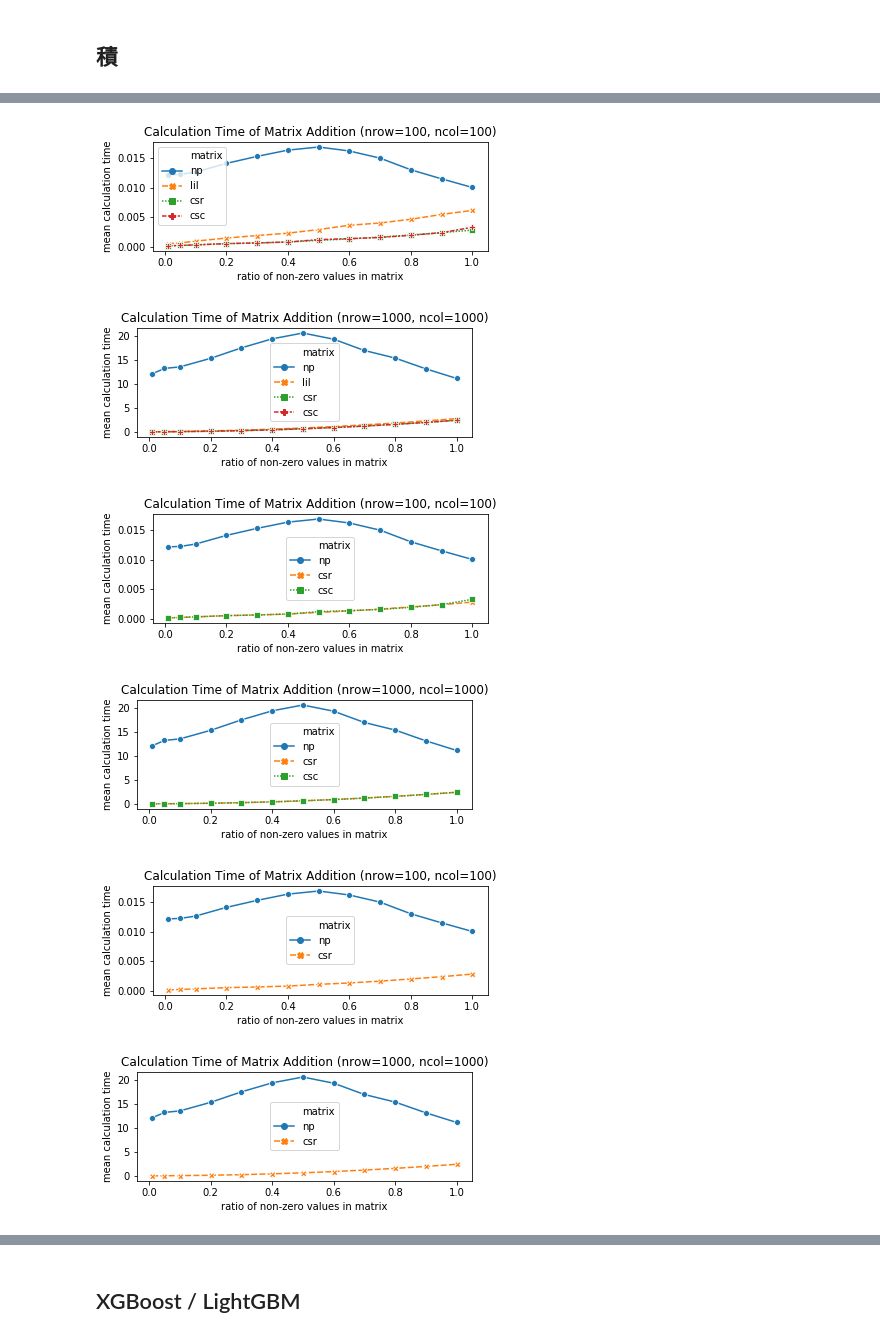
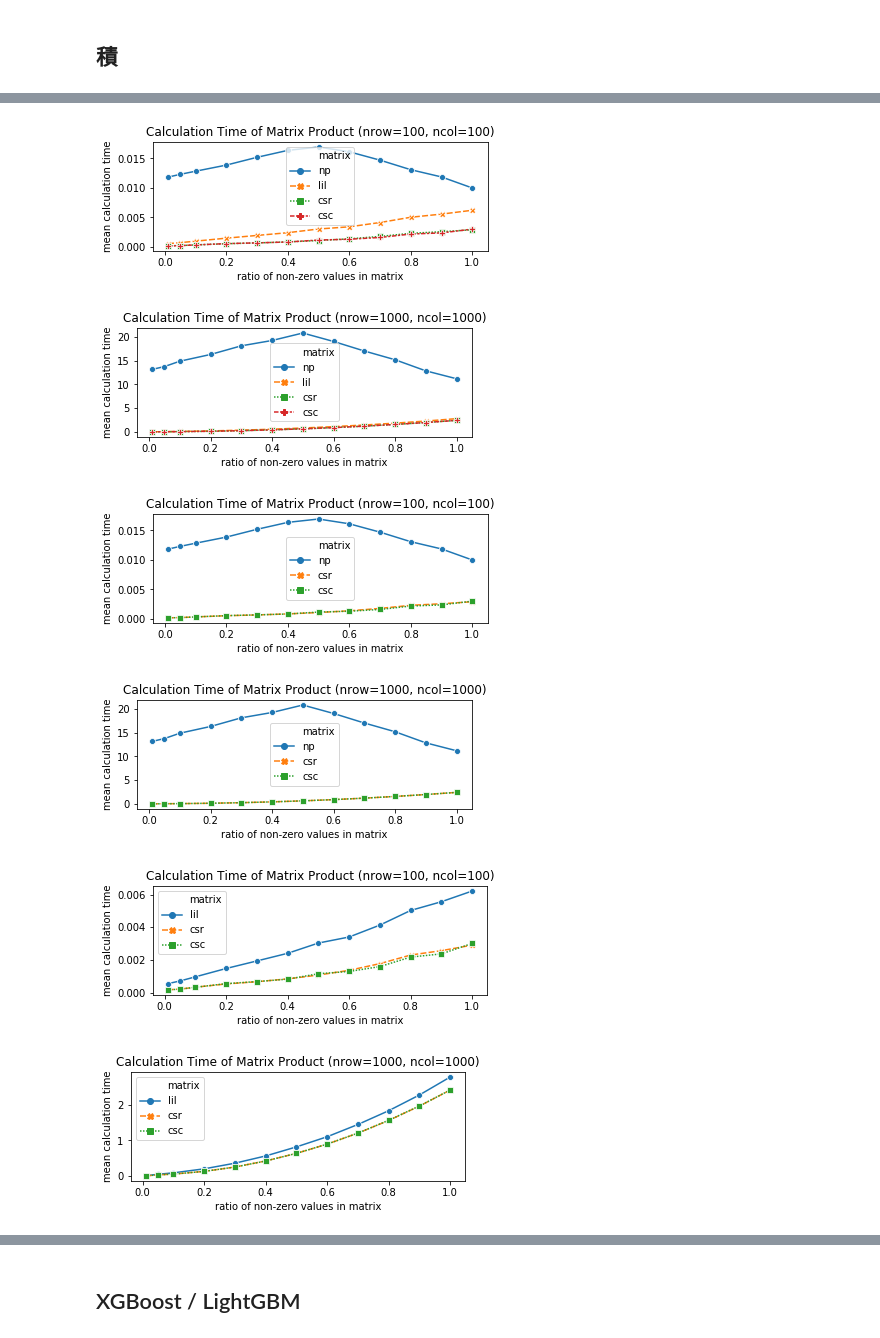
Before and after one commit to nigimitama/code-for-blog, a Jupyter notebook: sparse_performance.ipynb, the cells around one changed output, grey strips where cells are left out. Saved outputs shown, nothing was run; the diff lists cells and outputs as text; code cells hidden in the pictures.

```diff
--- a/sparse_performance.ipynb
+++ b/sparse_performance.ipynb
@@ -134,8 +135,8 @@ for nrow in results.nrow.unique():
 # %%
-# only np.array, csr
+# without np
 for nrow in results.nrow.unique():
         ncol = nrow
-        temp = results.query("matrix != 'lil' and matrix != 'csc'").query(f"nrow == {nrow} and ncol == {ncol}")
+        temp = results.query("matrix != 'np'").query(f"nrow == {nrow} and ncol == {ncol}")
         plt.figure(figsize=[6,2], dpi=72)
         sns.lineplot(x="p" , y="mean", hue="matrix", style="matrix", markers=True, data=temp)
         plt.title(f"Calculation Time of Matrix Addition (nrow={nrow}, ncol={ncol})")
@@ -148,0 +150,10 @@ for nrow in results.nrow.unique():
+# %%
+for nrow in results.nrow.unique():
+        ncol = nrow
+        temp = results.query("matrix in ['csr', 'csc']").query(f"nrow == {nrow} and ncol == {ncol}")
+        plt.figure(figsize=[6,2], dpi=72)
+        sns.lineplot(x="p" , y="mean", hue="matrix", style="matrix", markers=True, data=temp)
+        plt.title(f"Calculation Time of Matrix Addition (nrow={nrow}, ncol={ncol})")
+        plt.ylabel("mean calculation time")
+        plt.xlabel("ratio of non-zero values in matrix")
+        plt.show()
@@ -211,13 +231,13 @@ for nrow in results.nrow.unique():
         temp = results.query(f"nrow == {nrow} and ncol == {ncol}")
         plt.figure(figsize=[6,2], dpi=72)
         sns.lineplot(x="p" , y="mean", hue="matrix", style="matrix", markers=True, data=temp)
-        plt.title(f"Calculation Time of Matrix Addition (nrow={nrow}, ncol={ncol})")
+        plt.title(f"Calculation Time of Matrix Product (nrow={nrow}, ncol={ncol})")
         plt.ylabel("mean calculation time")
         plt.xlabel("ratio of non-zero values in matrix")
         plt.show()
 # %% [output]
-[figure, old version]
+[figure, new version]
-[figure, old version]
+[figure, new version]
 # %%
 # without lil
 for nrow in results.nrow.unique():
@@ -225,24 +245,24 @@ for nrow in results.nrow.unique():
         temp = results.query("matrix != 'lil'").query(f"nrow == {nrow} and ncol == {ncol}")
         plt.figure(figsize=[6,2], dpi=72)
         sns.lineplot(x="p" , y="mean", hue="matrix", style="matrix", markers=True, data=temp)
-        plt.title(f"Calculation Time of Matrix Addition (nrow={nrow}, ncol={ncol})")
+        plt.title(f"Calculation Time of Matrix Product (nrow={nrow}, ncol={ncol})")
         plt.ylabel("mean calculation time")
         plt.xlabel("ratio of non-zero values in matrix")
         plt.show()
 # %% [output]
-[figure, old version]
+[figure, new version]
-[figure, old version]
+[figure, new version]
 # %%
-# only np.array, csr
+# without np
 for nrow in results.nrow.unique():
         ncol = nrow
-        temp = results.query("matrix != 'lil' and matrix != 'csc'").query(f"nrow == {nrow} and ncol == {ncol}")
+        temp = results.query("matrix != 'np'").query(f"nrow == {nrow} and ncol == {ncol}")
         plt.figure(figsize=[6,2], dpi=72)
         sns.lineplot(x="p" , y="mean", hue="matrix", style="matrix", markers=True, data=temp)
-        plt.title(f"Calculation Time of Matrix Addition (nrow={nrow}, ncol={ncol})")
+        plt.title(f"Calculation Time of Matrix Product (nrow={nrow}, ncol={ncol})")
         plt.ylabel("mean calculation time")
         plt.xlabel("ratio of non-zero values in matrix")
         plt.show()
 # %% [output]
-[figure, old version]
+[figure, new version]
-[figure, old version]
+[figure, new version]
```
Also changed, not shown: parts of 16 cells of this notebook.
